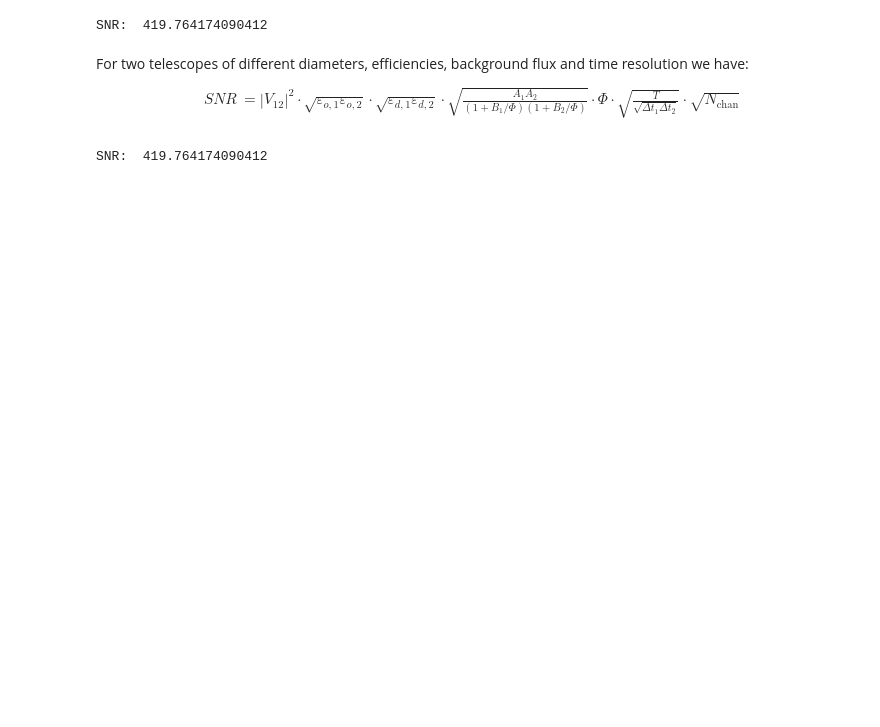
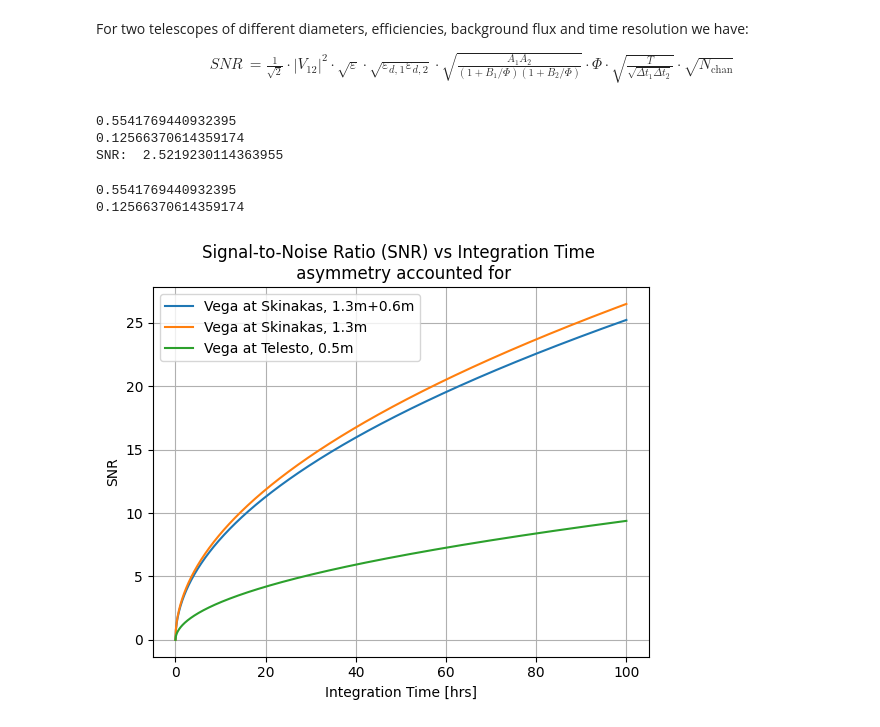
Before and after one commit to LucijanaS/brightstar, a Jupyter notebook: SNR_coincidences.ipynb, the cells around one changed output. Cells and saved outputs as stored; diff of their text form; code cells hidden in the pictures; blank space fills up the shorter version.

```diff
--- a/SNR_coincidences.ipynb
+++ b/SNR_coincidences.ipynb
@@ -94,29 +81,65 @@ where we additionally have
-# %%
-def SNR_(T, magnitude, diameter):
-    efficiency = efficiency_o*efficiency_d
-    Phi_ = Phi(magnitude, wavelength)
-    area_ = area_sub(diameter, effective_diameter)/((1+B/Phi_))
-    return V_12**2*area_*Phi_*np.sqrt(T/delta_t)*efficiency*np.sqrt(N_channel)
-
-print('SNR: ', SNR_(3600, mag, diameter))
-# %% [output]
-SNR:  419.764174090412
 # %% [markdown]
 For two telescopes of different diameters, efficiencies, background flux and time resolution we have:
 \begin{align}
-    SNR &= |V_{12}|^2 \cdot \sqrt{\varepsilon_{o,1}\varepsilon_{o,2}} \cdot \sqrt{\varepsilon_{d,1}\varepsilon_{d,2}} \cdot \sqrt{\frac{A_1A_2}{(1+B_1/\Phi)(1+B_2/\Phi)}}\cdot \Phi \cdot
+    SNR &=  \frac{1}{\sqrt{2}} \cdot |V_{12}|^2 \cdot \sqrt{\varepsilon} \cdot \sqrt{\varepsilon_{d,1}\varepsilon_{d,2}} \cdot \sqrt{\frac{A_1A_2}{(1+B_1/\Phi)(1+B_2/\Phi)}}\cdot \Phi \cdot
     \sqrt{\frac{T}{\sqrt{\Delta t_1\Delta t_2}}} \cdot \sqrt{N_\text{chan}}
 \end{align}
 # %%
-def SNR_two(T, magnitude, diameter1, diameter2, effective_diameter1, effective_diameter2):
-    efficiency = np.sqrt(epsilon_O_1*epsilon_O_1)*np.sqrt(epsilon_D_1*epsilon_D_1)
+def SNR_two(T, magnitude, diameter1, diameter2):
+    #efficiency = np.sqrt(epsilon_O_1*epsilon_O_1)*np.sqrt(epsilon_D_1*epsilon_D_1)
+    efficiency_o = 0.5 # optical efficiency
+    efficiency_d = 0.4 # detector efficiency
+    efficiency_f = 0.5 # filter efficiency
+    efficiency_p = 1 # 1 means no polarizer, 0.5 with
+    efficiency = efficiency_o*efficiency_d*efficiency_f*efficiency_p
     Phi_ = Phi(magnitude, wavelength)
-    area_ = np.sqrt(area_sub(diameter1, effective_diameter1)*area_sub(diameter2, effective_diameter2)/((1+B_1/Phi_)*(1+B_2/Phi_)))
-    return V_12**2*area_*Phi_*np.sqrt(T/np.sqrt(delta_t_1*delta_t_2))*efficiency*np.sqrt(N_channel)
+    print(area_sub(diameter1, effective_diameter_1))
+    print(area_sub(diameter2, effective_diameter_2))
+    area_ = np.sqrt(area_sub(diameter1, effective_diameter_1)*area_sub(diameter2, effective_diameter_2))/((1+B_1/Phi_)*(1+B_2/Phi_))
+    return (1/np.sqrt(2))*V_12**2*area_*Phi_*np.sqrt(T*3600/np.sqrt(delta_t_1*delta_t_2))*efficiency*np.sqrt(N_channel)
 
-print('SNR: ', SNR_two(3600, mag, diameter_1, diameter_2, effective_diameter_1, effective_diameter_2))
+print('SNR: ', SNR_two(1, mag, diameter_1, diameter_2))
 # %% [output]
-SNR:  419.764174090412
+0.5541769440932395
+0.12566370614359174
+SNR:  2.5219230114363955
+# %%
+# Generate diameters
+hours = 6
+T_0 = np.linspace(0, 100, 1000)
+
+# Plot SNR vs integration time T_0
+plt.figure()
+
+"""
+for i, t in enumerate(T):
+    plt.plot(diameters, snr(diameters, t), label=f'T = {T_[i]} hours')
+"""
+star_1 = "Vega"
+star_2 = "Sirius"
+mag_1 = 0.03
+mag_2 = -1.46
+
+
+#plt.plot(T_0, SNR_two(T_0, mag_1, diameter_1, diameter_2), label=star_1)
+#plt.plot(T_0, SNR_two(T_0, mag_2, diameter_1, diameter_2), label=star_2)
+
+
+plt.plot(T_0, SNR_two(T_0, mag, diameter_1, diameter_2), label="Vega at Skinakas, 1.3m+0.6m")
+plt.plot(T_0, SNR_simple(T_0, mag, diameter_1), label="Vega at Skinakas, 1.3m")
+plt.plot(T_0, SNR_simple(T_0, mag, diameter), label="Vega at Telesto, 0.5m")
+
+
+plt.xlabel('Integration Time [hrs]')
+plt.ylabel('SNR')
+plt.title('Signal-to-Noise Ratio (SNR) vs Integration Time \n asymmetry accounted for')
+plt.legend()
+plt.grid(True)
+plt.show()
+# %% [output]
+0.5541769440932395
+0.12566370614359174
+[figure, added]
 # %% [markdown]
 We can also check the source count per second:
 \begin{equation}
```
Also changed, not shown: parts of 14 cells of this notebook, 6 other files.
